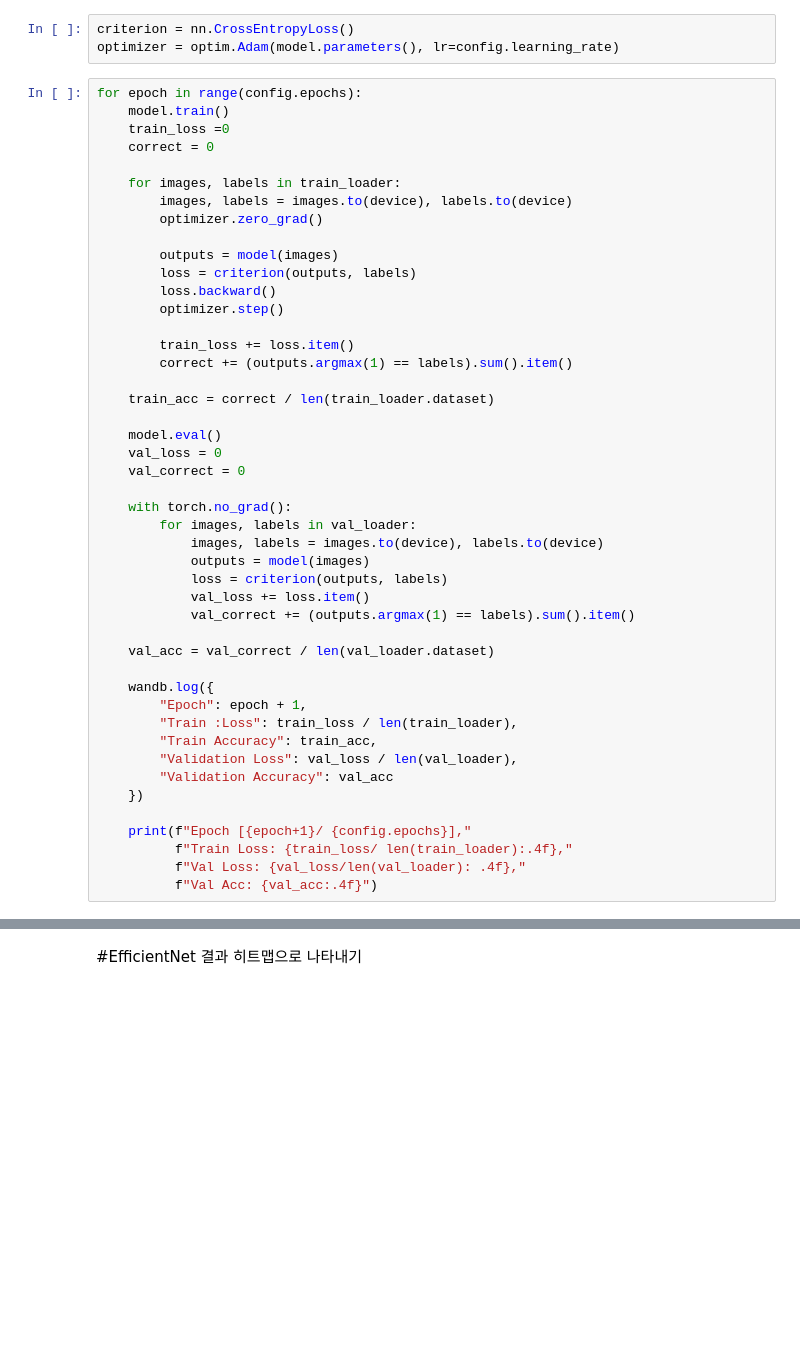
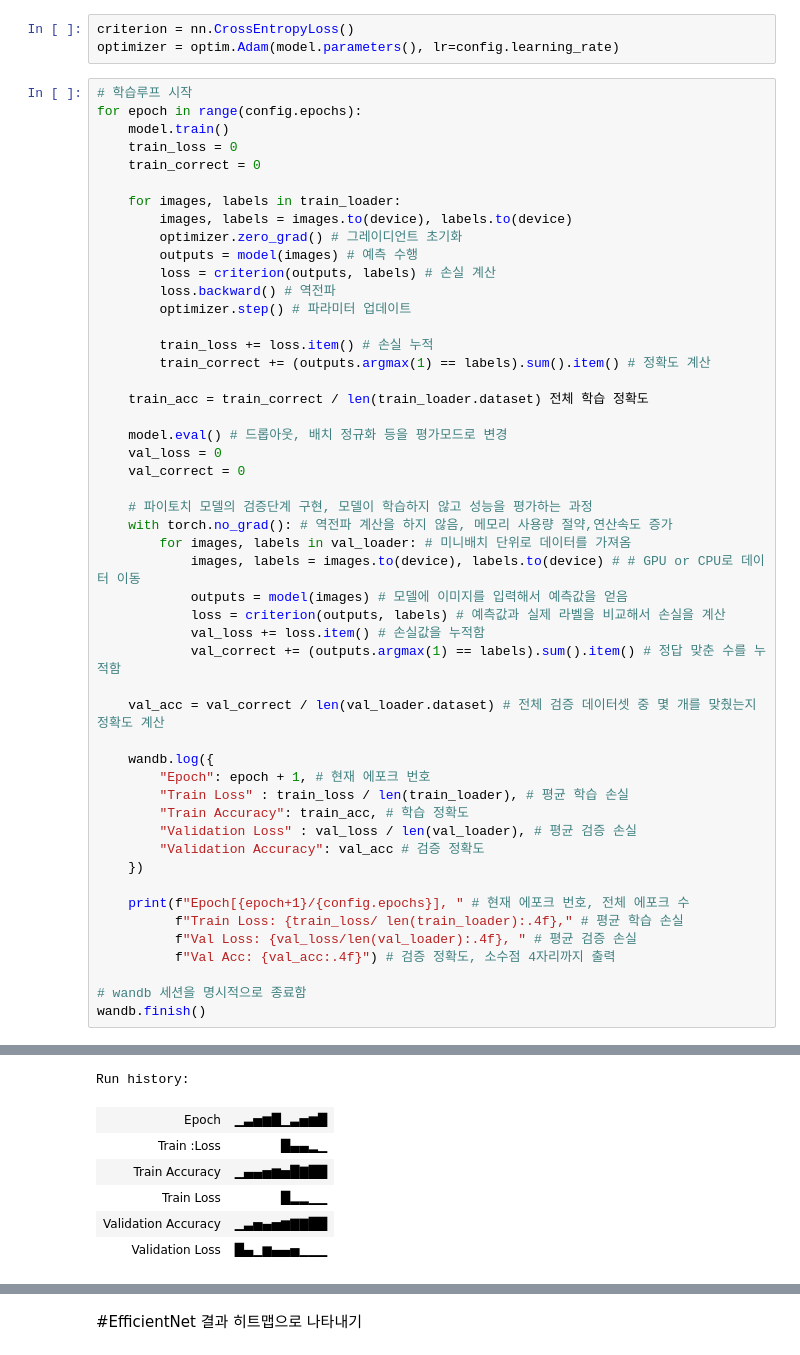
Before and after one commit to jong104b-kr/AIFFEL_quest_cr, a Jupyter notebook: MainQuest/Quest06/jellyfish_project_team5.ipynb, the cells around one changed output, grey strips where cells are left out. Drawn from its saved outputs; the diff is of its cells as text; blank space fills up the shorter version.

```diff
--- a/MainQuest/Quest06/jellyfish_project_team5.ipynb
+++ b/MainQuest/Quest06/jellyfish_project_team5.ipynb
@@ -109,49 +474,53 @@ model = model.to(device)
 criterion = nn.CrossEntropyLoss()
 optimizer = optim.Adam(model.parameters(), lr=config.learning_rate)
 # %%
+# 학습루프 시작
 for epoch in range(config.epochs):
     model.train()
-    train_loss =0
-    correct = 0
+    train_loss = 0
+    train_correct = 0
 
     for images, labels in train_loader:
         images, labels = images.to(device), labels.to(device)
-        optimizer.zero_grad()
+        optimizer.zero_grad() # 그레이디언트 초기화
+        outputs = model(images) # 예측 수행
+        loss = criterion(outputs, labels) # 손실 계산
+        loss.backward() # 역전파
+        optimizer.step() # 파라미터 업데이트
 
-        outputs = model(images)
-        loss = criterion(outputs, labels)
-        loss.backward()
-        optimizer.step()
+        train_loss += loss.item() # 손실 누적
+        train_correct += (outputs.argmax(1) == labels).sum().item() # 정확도 계산
 
-        train_loss += loss.item()
-        correct += (outputs.argmax(1) == labels).sum().item()
+    train_acc = train_correct / len(train_loader.dataset) 전체 학습 정확도
 
-    train_acc = correct / len(train_loader.dataset)
-
-    model.eval()
+    model.eval() # 드롭아웃, 배치 정규화 등을 평가모드로 변경
     val_loss = 0
     val_correct = 0
 
-    with torch.no_grad():
-        for images, labels in val_loader:
-            images, labels = images.to(device), labels.to(device)
-            outputs = model(images)
-            loss = criterion(outputs, labels)
-            val_loss += loss.item()
-            val_correct += (outputs.argmax(1) == labels).sum().item()
+    # 파이토치 모델의 검증단계 구현, 모델이 학습하지 않고 성능을 평가하는 과정
+    with torch.no_grad(): # 역전파 계산을 하지 않음, 메모리 사용량 절약,연산속도 증가
+        for images, labels in val_loader: # 미니배치 단위로 데이터를 가져옴
+            images, labels = images.to(device), labels.to(device) # # GPU or CPU로 데이터 이동
+            outputs = model(images) # 모델에 이미지를 입력해서 예측값을 얻음
+            loss = criterion(outputs, labels) # 예측값과 실제 라벨을 비교해서 손실을 계산
+            val_loss += loss.item() # 손실값을 누적함
+            val_correct += (outputs.argmax(1) == labels).sum().item() # 정답 맞춘 수를 누적함
 
-    val_acc = val_correct / len(val_loader.dataset)
+    val_acc = val_correct / len(val_loader.dataset) # 전체 검증 데이터셋 중 몇 개를 맞췄는지 정확도 계산
 
     wandb.log({
-        "Epoch": epoch + 1,
-        "Train :Loss": train_loss / len(train_loader),
-        "Train Accuracy": train_acc,
-        "Validation Loss": val_loss / len(val_loader),
-        "Validation Accuracy": val_acc
+        "Epoch": epoch + 1, # 현재 에포크 번호
+        "Train Loss" : train_loss / len(train_loader), # 평균 학습 손실
+        "Train Accuracy": train_acc, # 학습 정확도
+        "Validation Loss" : val_loss / len(val_loader), # 평균 검증 손실
+        "Validation Accuracy": val_acc # 검증 정확도
     })
 
-    print(f"Epoch [{epoch+1}/ {config.epochs}],"
-          f"Train Loss: {train_loss/ len(train_loader):.4f},"
-          f"Val Loss: {val_loss/len(val_loader): .4f},"
-          f"Val Acc: {val_acc:.4f}")
+    print(f"Epoch[{epoch+1}/{config.epochs}], " # 현재 에포크 번호, 전체 에포크 수
+          f"Train Loss: {train_loss/ len(train_loader):.4f}," # 평균 학습 손실
+          f"Val Loss: {val_loss/len(val_loader):.4f}, " # 평균 검증 손실
+          f"Val Acc: {val_acc:.4f}") # 검증 정확도, 소수점 4자리까지 출력
+
+# wandb 세션을 명시적으로 종료함
+wandb.finish()
 # %% [output]
@@ -162,0 +533,7 @@ Epoch [5/ 5],Train Loss: 0.6366,Val Loss:  2.1595,Val Acc: 0.5128
+Run history:
+| Epoch | ▁▃▅▆█▁▃▅▆█ |
+| Train :Loss | █▄▄▂▁ |
+| Train Accuracy | ▁▄▄▅▆▅█▇██ |
+| Train Loss | █▂▂▁▁ |
+| Validation Accuracy | ▁▃▅▄▅▆▇▇██ |
+| Validation Loss | █▄▁▆▄▄▅▁▁▁ |
```
Also changed, not shown: parts of 82 cells of this notebook.
